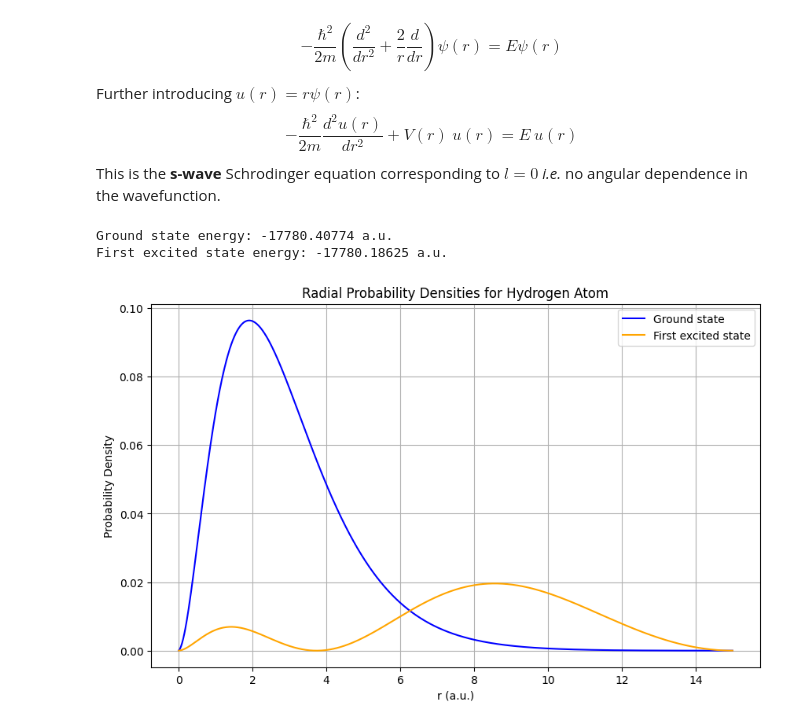
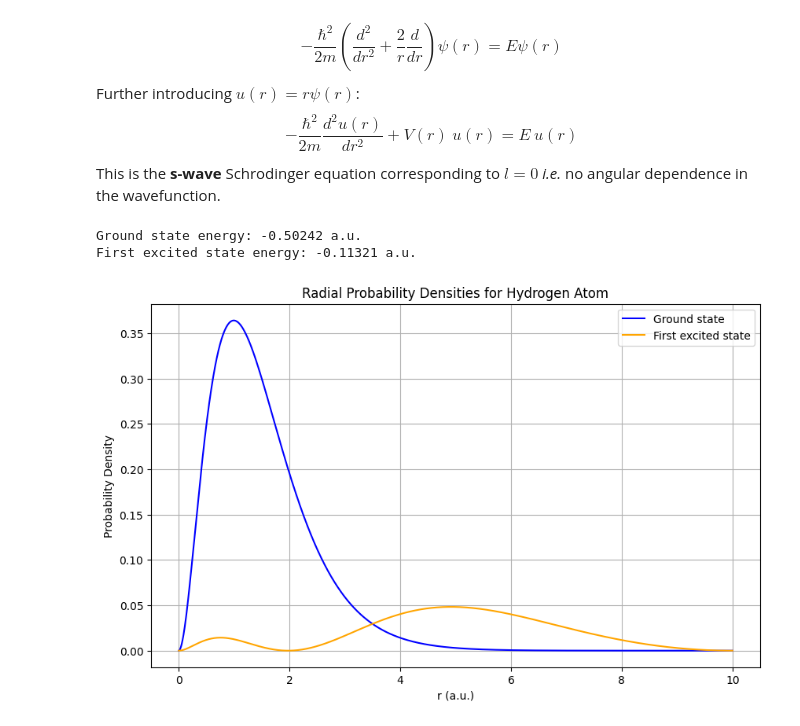
Before and after one commit to navgaur/QM1_UGCF, a Jupyter notebook: Unit_3.ipynb, the cells around one changed output. Drawn from its saved outputs; the diff is of its cells as text; code cells hidden in the pictures.

```diff
--- a/Unit_3.ipynb
+++ b/Unit_3.ipynb
@@ -17,9 +17,9 @@ import matplotlib.pyplot as plt
 from scipy.linalg import eigh_tridiagonal
 
 # Constants
-N = 1000  # Number of grid points
-r_min = 1e-3  # Avoid singularity at r = 0
-r_max = 15  # Maximum radius to consider (in atomic units)
+N = 10000 # Number of grid points
+r_min = 1e-5  # Avoid singularity at r = 0
+r_max = 10  # Maximum radius to consider (in atomic units)
 dr = (r_max - r_min) / N  # Step size in r
 
 # Radial grid
@@ -35,42 +35,44 @@ off_diag = np.zeros(N - 1)  # Off-diagonal elements
 
 # Fill the diagonal and off-diagonal elements
 for i in range(N):
-    diag[i] = -2.0 / dr**2 + V[i]  # -2 on the diagonal plus potential term
+    diag[i] = 1.0 / dr**2 + V[i]  # -2 on the diagonal plus potential term
 for i in range(N - 1):
-    off_diag[i] = 1.0 / dr**2  # 1 / dr^2 on the off-diagonal
+    off_diag[i] = - 0.5 / dr**2  # 1 / dr^2 on the off-diagonal
+
+AA=np.diag(diag) + np.diag(off_diag,k=1) + np.diag(off_diag,k=-1)
 
 # Solve the eigenvalue problem for the lowest eigenvalues and eigenvectors
-eigenvalues, eigenvectors = eigh_tridiagonal(diag, off_diag)
+eigenvalues,eigenvectors=np.linalg.eigh(AA)
 
 # Get the ground state and first excited state energies and wavefunctions
 ground_state_energy = eigenvalues[0]
 first_excited_state_energy = eigenvalues[1]
 ground_state_wavefunction = eigenvectors[:, 0]
 first_excited_state_wavefunction = eigenvectors[:, 1]
 
 # Normalize the wavefunctions
 def normalize(wavefunction, r):
     norm = np.sqrt(np.sum(wavefunction**2 * r) * dr)
     return wavefunction / norm
 
 ground_state_wavefunction = normalize(ground_state_wavefunction, r)
 first_excited_state_wavefunction = normalize(first_excited_state_wavefunction, r)
 
 # Print the energies
 print(f"Ground state energy: {ground_state_energy:.5f} a.u.")
 print(f"First excited state energy: {first_excited_state_energy:.5f} a.u.")
 
 # Plot the results
 plt.figure(figsize=(10, 6))
 plt.plot(r, ground_state_wavefunction**2, label="Ground state", color='blue')
 plt.plot(r, first_excited_state_wavefunction**2, label="First excited state", color='orange')
 plt.title('Radial Probability Densities for Hydrogen Atom')
 plt.xlabel('r (a.u.)')
 plt.ylabel('Probability Density')
 plt.legend()
 plt.grid()
 plt.show()
 # %% [output]
-Ground state energy: -17780.40774 a.u.
-First excited state energy: -17780.18625 a.u.
+Ground state energy: -0.50242 a.u.
+First excited state energy: -0.11321 a.u.
-[figure, old version]
+[figure, new version]
```
Also changed, not shown: parts of 1 cell of this notebook.
